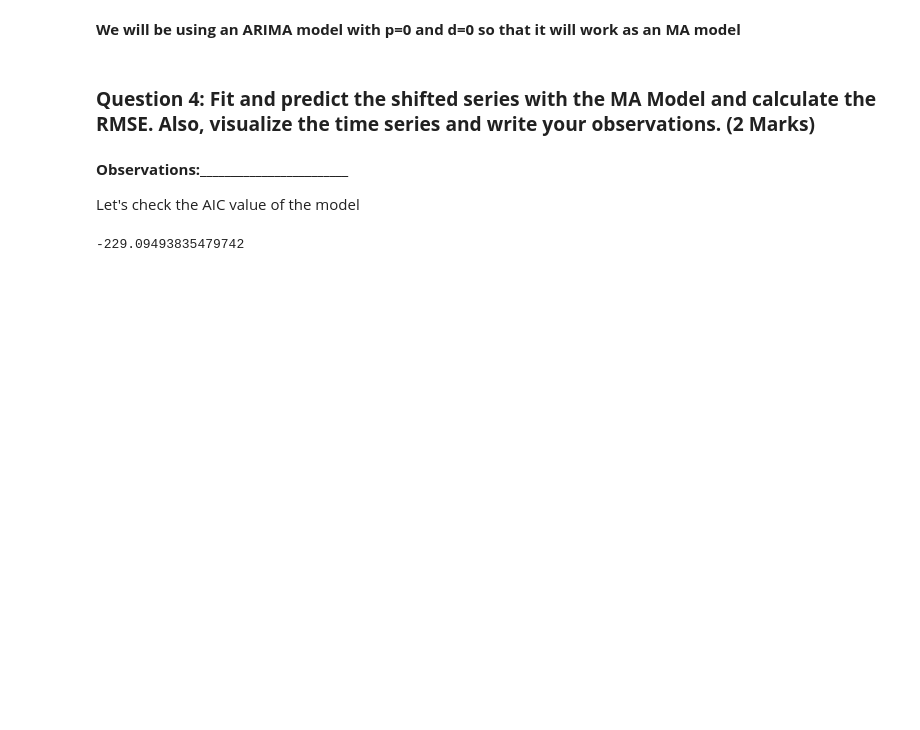
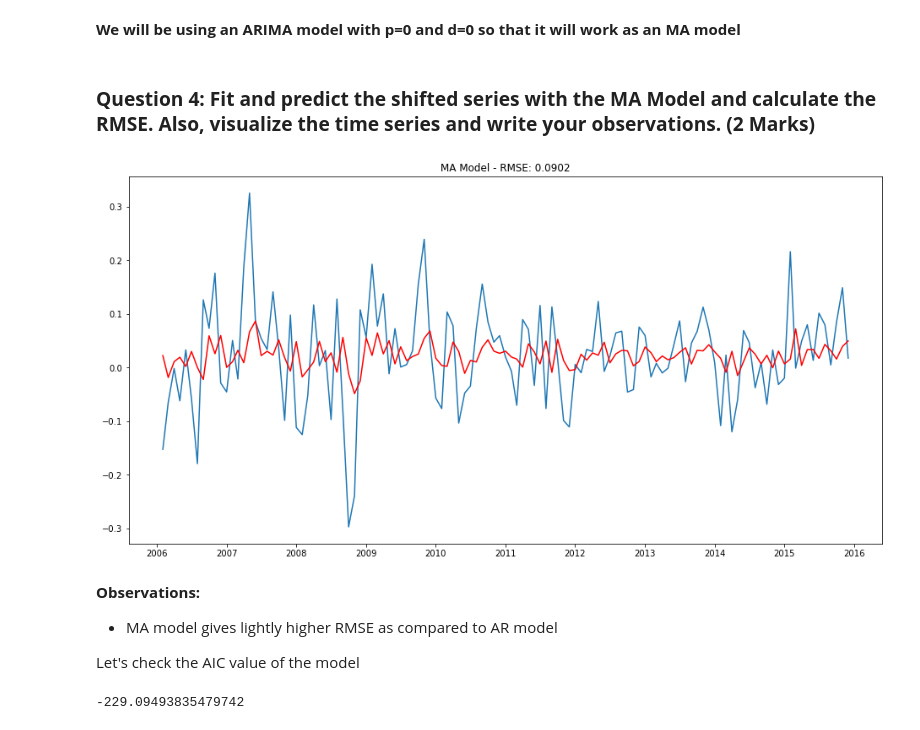
Before and after one commit to michalf84/MIT, a Jupyter notebook: 6. Applied Data Science/Practice Project/Learner_Notebook_Project_Time_Series.ipynb, the cells around one changed output. Saved outputs shown, nothing was run; the diff lists cells and outputs as text; code cells hidden in the pictures; blank space fills up the shorter version.

```diff
--- a/6. Applied Data Science/Practice Project/Learner_Notebook_Project_Time_Series.ipynb
+++ b/6. Applied Data Science/Practice Project/Learner_Notebook_Project_Time_Series.ipynb
@@ -334,14 +367,17 @@ Now, let's build MA, ARMA, and ARIMA models as well, and see if we can get a bet
 # %%
 from statsmodels.tsa.arima_model import ARIMA
 plt.figure(figsize=(16,8))
-model_MA = _________________ #Using p=0, d=0, q=1 and apply ARIMA function on df_shift series
-results_MA = _____________ #fit the model
-plt.plot(________)
-plt.plot(_________________, color='red')
+model_MA = ARIMA(df_shift, order=(0, 0, 1)) #Using p=0, d=0, q=1 and apply ARIMA function on df_shift series
+results_MA = model_MA.fit() #fit the model
+plt.plot(df_shift)
+plt.plot(results_MA.fittedvalues, color='red')
 plt.title('MA Model - RMSE: %.4f'% mean_squared_error(results_MA.fittedvalues,df_shift['close'], squared=False))
 plt.show()
+# %% [output]
+[figure, added]
 # %% [markdown]
-**Observations:________________________**
+**Observations:**
+- MA model gives lightly higher RMSE as compared to AR model
 
 Let's check the AIC value of the model
 # %%
```
Also changed, not shown: parts of 27 cells of this notebook, 2 other files.
